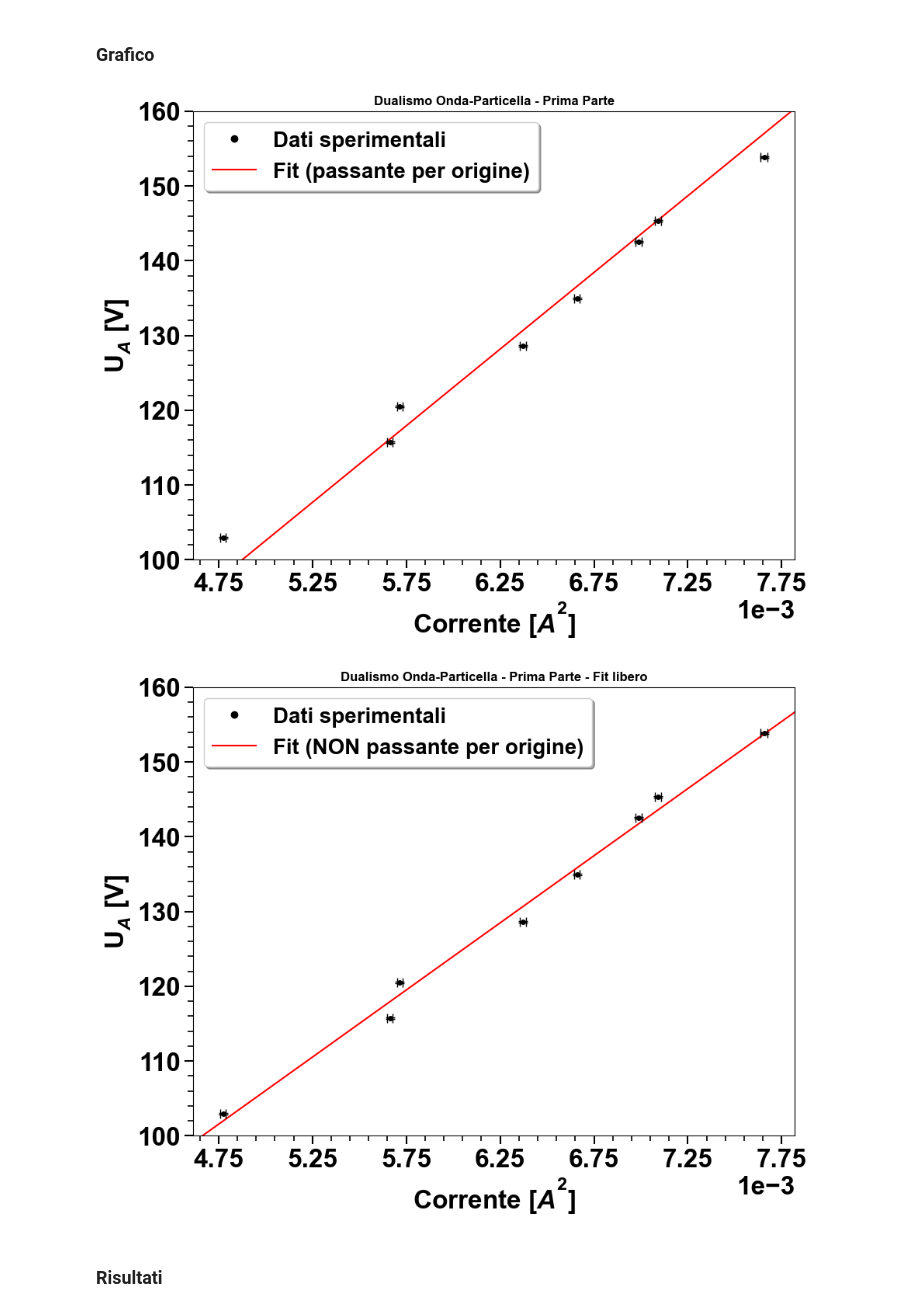
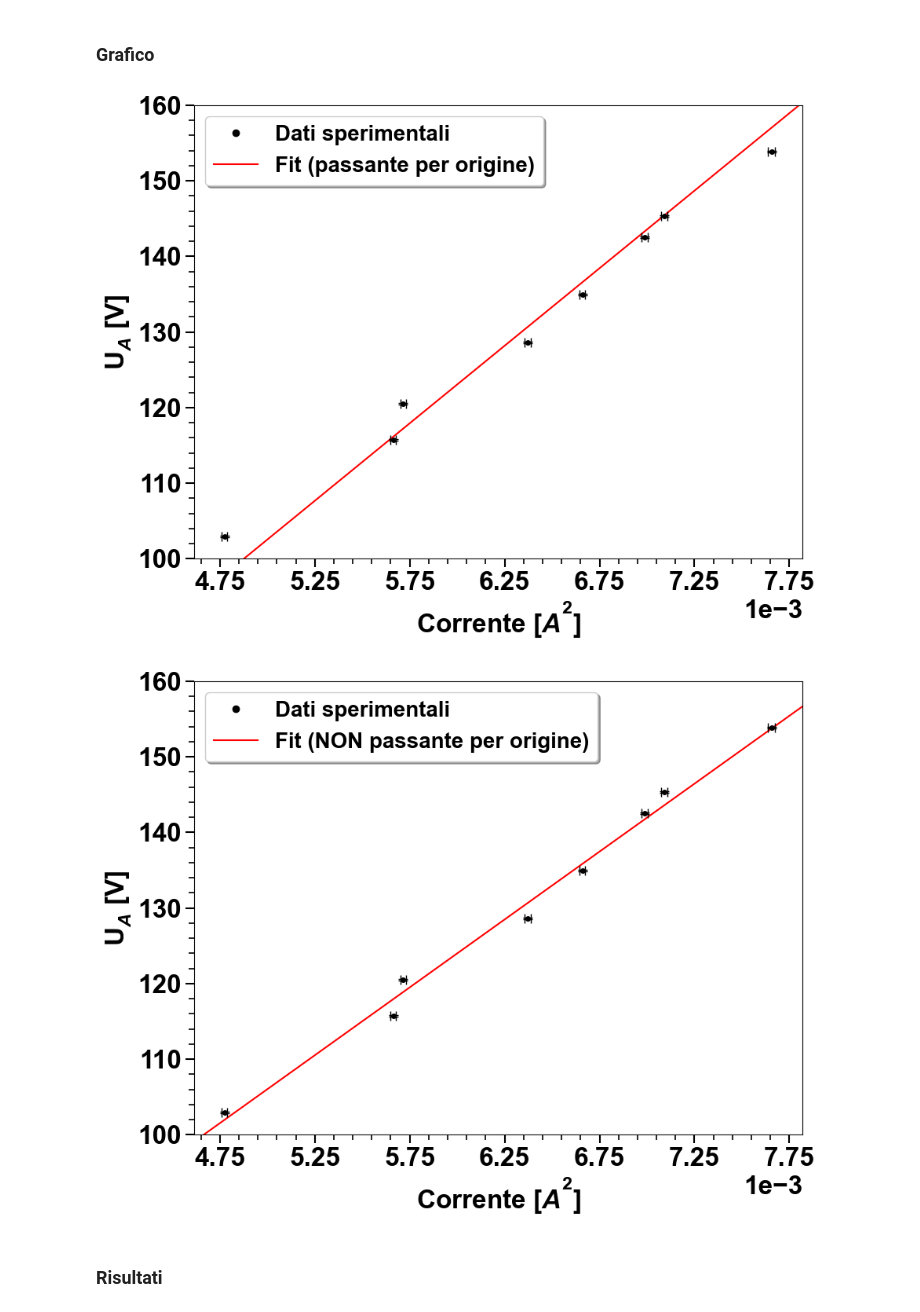
Before and after one commit to carmelo-palazzo/Analisi_Dati_DOP, a Jupyter notebook: Codice_Unico_DOP.ipynb, the cells around one changed output. Saved outputs shown, nothing was run; the diff lists cells and outputs as text; code cells hidden in the pictures.

```diff
--- a/Codice_Unico_DOP.ipynb
+++ b/Codice_Unico_DOP.ipynb
@@ -37,7 +37,7 @@ L=125*10**-3
 L_err=2e-3
 R=130e-3
 
-titoli=True
+titoli=False
 # %%
 #DEFINIZIONI FUNZIONI UTILI
 # funzione da gemini, concettualmente semplice ma non ho ancora masterato le maschere in PY
@@ -159,7 +159,7 @@ Intercetta nel caso non passante        16.230816931524952 ± 4.306881307107357
 
 plt.figure(figsize=(10, 7.5))
 if titoli:
-    plt.title('Dualismo Onda-Particella - Prima Parte')
+    plt.title('Dualismo Onda-Particella - Prima Parte', fontsize=30)
 # 1. Dati sperimentali (zorder=2 li mette sopra la linea)
 # Non mettiamo la label qui per evitare il simbolo "sporco" in legenda
 plt.errorbar(corrente_quadro, voltaggi, xerr=corrente_quadro_err, yerr=voltaggi_err, fmt='ko', capsize=4, zorder=2, ms=4)
@@ -210,12 +210,12 @@ ax.tick_params(axis='both', which='major', direction='out',length=8, width=1.5,
 # Legenda pulita (grazie al punto fantasma di riga 11)
 plt.legend(loc='upper left', frameon=True, shadow=True, fontsize=20)
 # Salva il file prima di mostrarlo
-plt.savefig("GRAFICI/Fit_lineare.png", dpi=300, bbox_inches='tight')
+#plt.savefig("GRAFICI/Fit_lineare.png", dpi=300, bbox_inches='tight')
 plt.show()
 plt.figure(figsize=(10, 7.5))
 
 if titoli:
-    plt.title('Dualismo Onda-Particella - Prima Parte - Fit libero')
+    plt.title('Dualismo Onda-Particella - Fit libero', fontsize=30)
 
 # 1. Dati sperimentali (zorder=2 li mette sopra la linea)
 # Non mettiamo la label qui per evitare il simbolo "sporco" in legenda
@@ -242,36 +242,36 @@ ax.set_xticks(tick_x_manuali)
 
 # Esempio asse Y: crea tick da 0.0 V a 2.0 V, mettendone uno ogni 0.2 V
 tick_y_manuali = np.arange(100, 170, 10)
 ax.set_yticks(tick_y_manuali)
 
 # Forza la notazione scientifica (esponenziale) sull'asse X
 ax.ticklabel_format(axis='x', style='sci', scilimits=(0,0))
 
 # Aggiungiamo i tick secondari (i trattini piccoli senza numero)
 ax.xaxis.set_minor_locator(mtick.AutoMinorLocator())
 ax.yaxis.set_minor_locator(mtick.AutoMinorLocator())
 
 # --- CONFIGURAZIONE ESTETICA FINALE ---
 plt.xlim(x_min, x_max)
 plt.ylim(100, 160)
 
 # Titoli e font aumentati per massima chiarezza
 plt.xlabel("Corrente [$A^2$]", fontsize=24)
 plt.ylabel("U$_A$ [V]", fontsize=24)
 
 ax.tick_params(axis='both', which='minor', direction='out', length=5, width=1.2, color='black',  labelsize=24)
 
 # (Opzionale) Anche i tick maggiori verso fuori
 ax.tick_params(axis='both', which='major', direction='out',length=8, width=1.5, color='black',  labelsize=24)
 
 # Legenda pulita (grazie al punto fantasma di riga 11)
 plt.legend(loc='upper left', frameon=True, shadow=True, fontsize=20)
 # Salva il file prima di mostrarlo
-plt.savefig("GRAFICI/Fit_lineare.png", dpi=300, bbox_inches='tight')
+#plt.savefig("GRAFICI/Fit_lineare.png", dpi=300, bbox_inches='tight')
 plt.show()
 # %% [output]
-[figure, old version]
+[figure, new version]
-[figure, old version]
+[figure, new version]
 # %% [markdown]
 ### Risultati
 # %%
```
Also changed, not shown: parts of 5 cells of this notebook, 4 other files.
